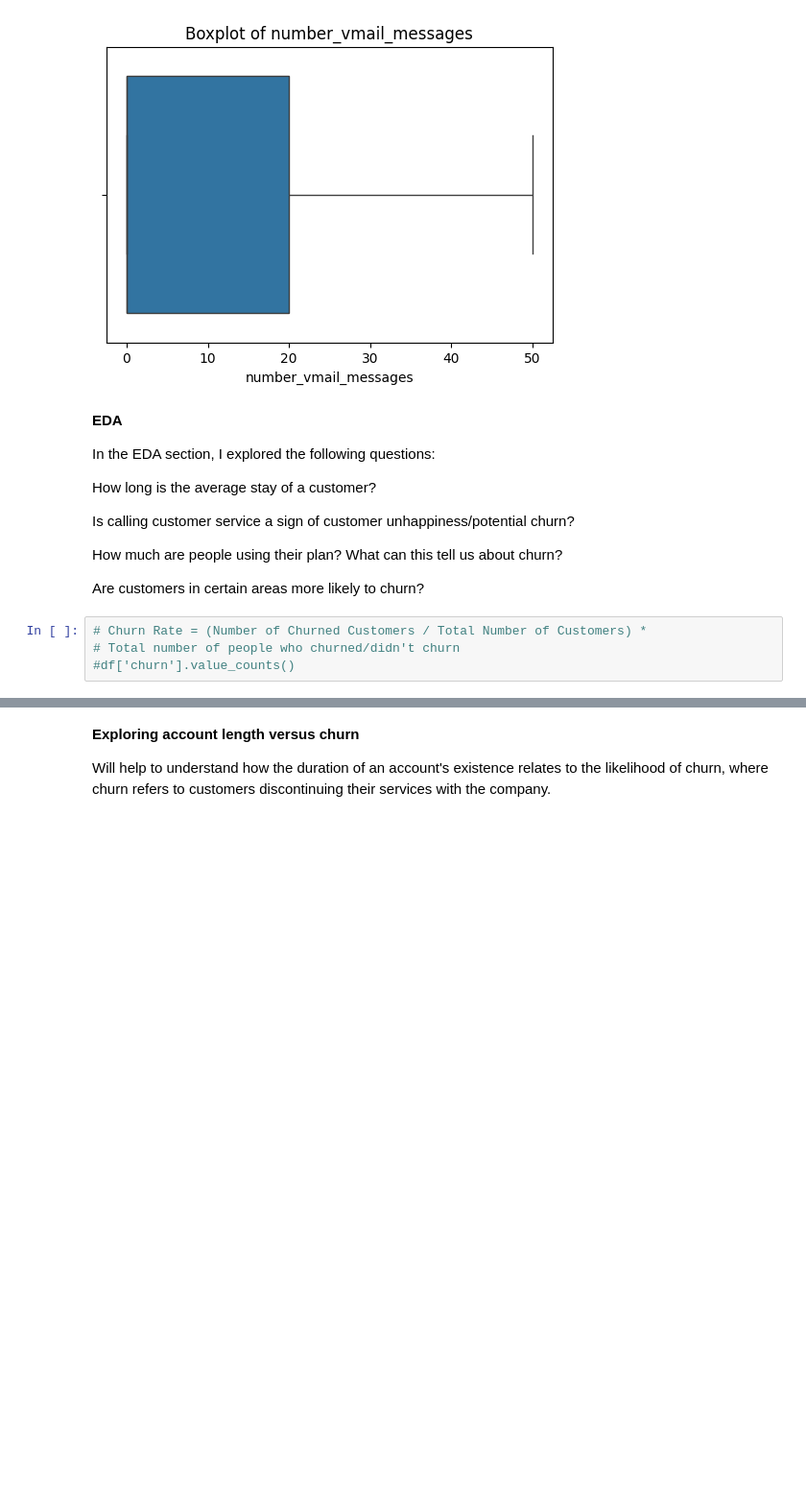
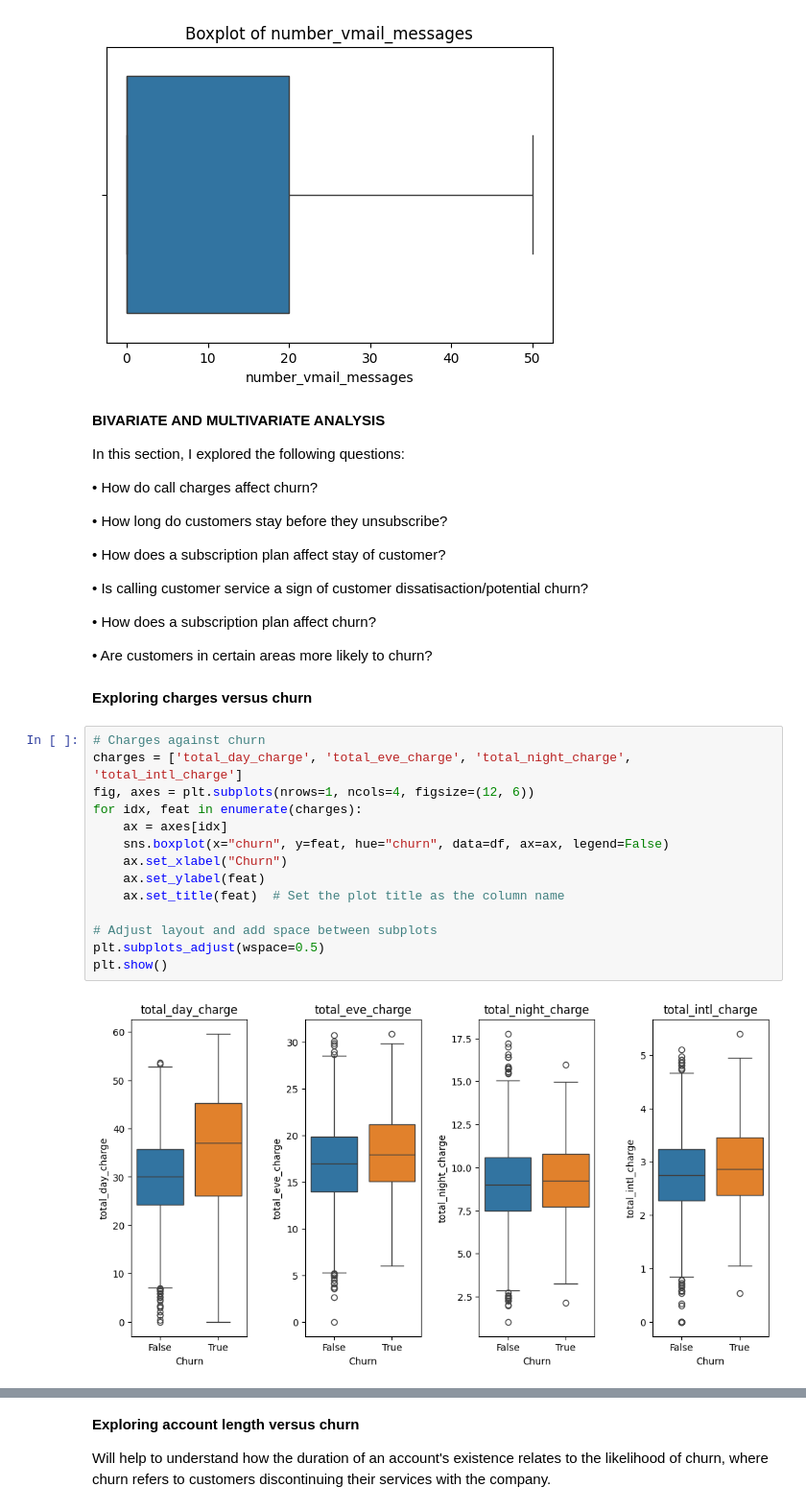
Before and after one commit to JoanwaMaina/Classification-Model, a Jupyter notebook: Customer_Churn_Predictor_Model.ipynb, the cells around one changed output, grey strips where cells are left out. Shown at 96% size. Cells and saved outputs as stored; diff of their text form; blank space fills up the shorter version.

```diff
--- a/Customer_Churn_Predictor_Model.ipynb
+++ b/Customer_Churn_Predictor_Model.ipynb
@@ -382,18 +461,36 @@ plt.show()
 # %% [output]
 [figure]
 # %% [markdown]
-**EDA**
+**BIVARIATE AND MULTIVARIATE ANALYSIS**
 
-In the EDA section, I explored the following questions:
+In this section, I explored the following questions:
 
-How long is the average stay of a customer?
+•	How do call charges affect churn?
 
-Is calling customer service a sign of customer unhappiness/potential churn?
+•	How long do customers stay before they unsubscribe?
 
-How much are people using their plan? What can this tell us about churn?
+•	How does a subscription plan affect stay of customer?
 
-Are customers in certain areas more likely to churn?
+•	Is calling customer service a sign of customer dissatisaction/potential churn?
+
+•	How does a subscription plan affect churn?
+
+•	Are customers in certain areas more likely to churn?
-# %%
-# Churn Rate = (Number of Churned Customers / Total Number of Customers) *
-# Total number of people who churned/didn't churn
-#df['churn'].value_counts()
+# %% [markdown]
+**Exploring charges versus churn**
+# %%
+# Charges against churn
+charges = ['total_day_charge', 'total_eve_charge', 'total_night_charge', 'total_intl_charge']
+fig, axes = plt.subplots(nrows=1, ncols=4, figsize=(12, 6))
+for idx, feat in enumerate(charges):
+    ax = axes[idx]
+    sns.boxplot(x="churn", y=feat, hue="churn", data=df, ax=ax, legend=False)
+    ax.set_xlabel("Churn")
+    ax.set_ylabel(feat)
+    ax.set_title(feat)  # Set the plot title as the column name
+
+# Adjust layout and add space between subplots
+plt.subplots_adjust(wspace=0.5)
+plt.show()
+# %% [output]
+[figure, added]
```
Also changed, not shown: parts of 84 cells of this notebook.
